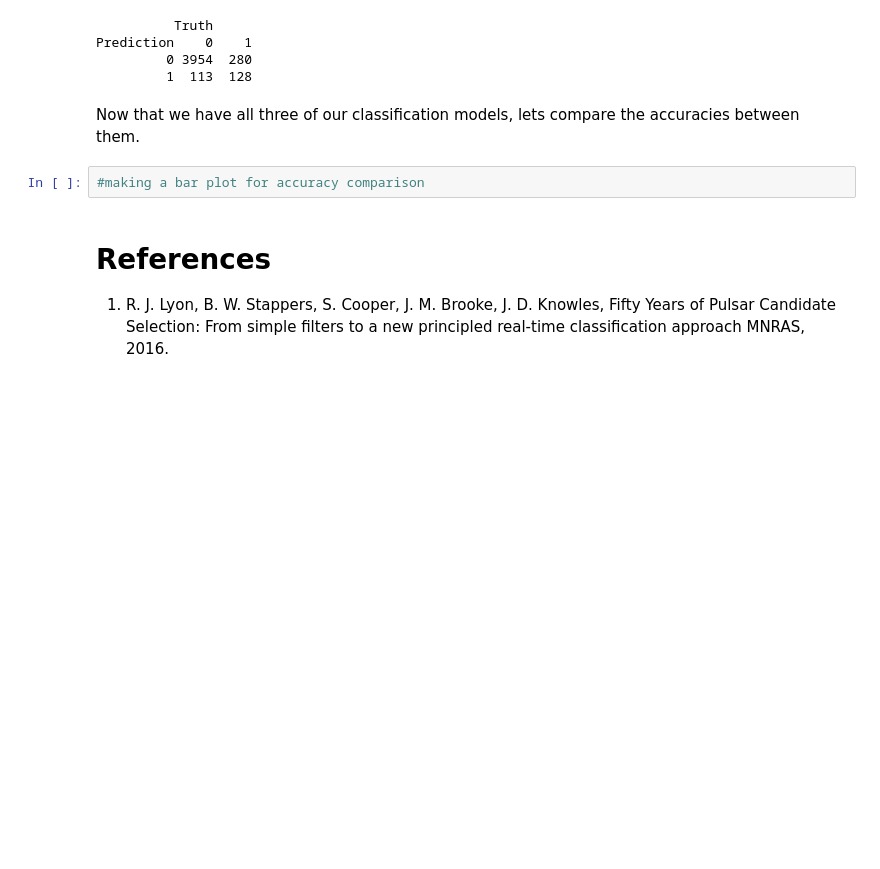
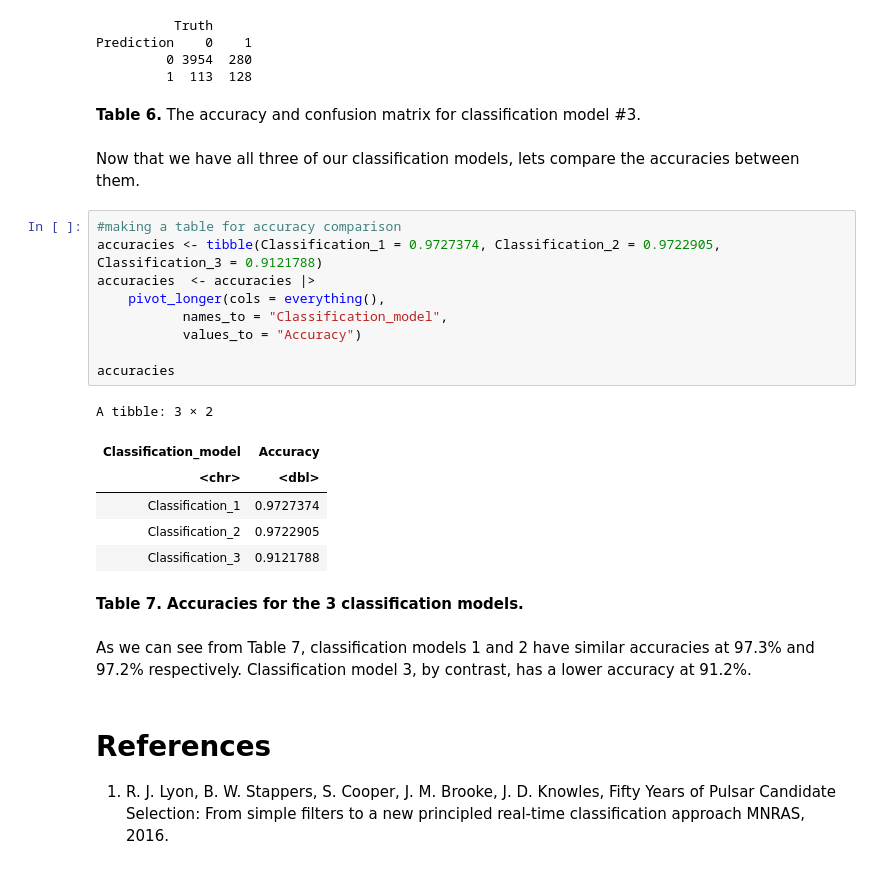
Before and after one commit to natashawong03/dsci100_group_project, a Jupyter notebook: TBgroupproject.ipynb, the cells around one changed output. Cells and saved outputs as stored; diff of their text form; blank space fills up the shorter version.

```diff
--- a/TBgroupproject.ipynb
+++ b/TBgroupproject.ipynb
@@ -449,10 +453,30 @@ A tibble: 1 × 3
 Prediction    0    1
          0 3954  280
          1  113  128
+# %% [markdown]
+ <b>Table 6.</b> The accuracy and confusion matrix for classification model #3.
 # %% [markdown]
 Now that we have all three of our classification models, lets compare the accuracies between them.
 # %%
-#making a bar plot for accuracy comparison
+#making a table for accuracy comparison
+accuracies <- tibble(Classification_1 = 0.9727374, Classification_2 = 0.9722905, Classification_3 = 0.9121788)
+accuracies  <- accuracies |>
+    pivot_longer(cols = everything(),
+           names_to = "Classification_model",
+           values_to = "Accuracy")
+
+accuracies
+# %% [output]
+A tibble: 3 × 2
+| Classification_model | Accuracy |
+| <chr> | <dbl> |
+| Classification_1 | 0.9727374 |
+| Classification_2 | 0.9722905 |
+| Classification_3 | 0.9121788 |
+# %% [markdown]
+<b>Table 7. Accuracies for the 3 classification models. </b>
+# %% [markdown]
+As we can see from Table 7, classification models 1 and 2 have similar accuracies at 97.3% and 97.2% respectively. Classification model 3, by contrast, has a lower accuracy at 91.2%.
 # %% [markdown]
 # References
 1. R. J. Lyon, B. W. Stappers, S. Cooper, J. M. Brooke, J. D. Knowles, Fifty Years of Pulsar
```
Also changed, not shown: parts of 2 cells of this notebook.
